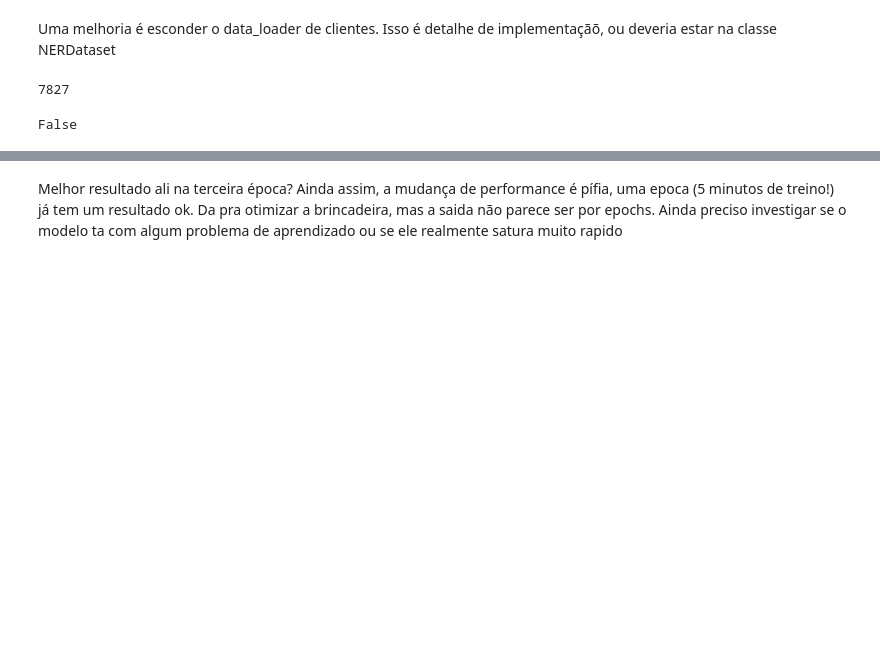
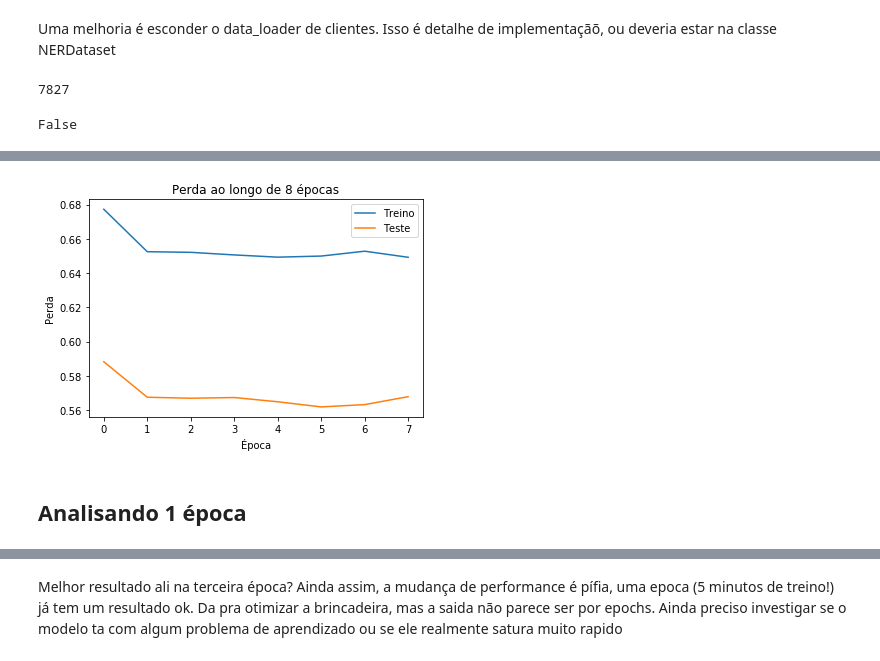
Before and after one commit to caiotda/MAC0499, a Jupyter notebook: model/client.ipynb, the cells around one changed output, grey strips where cells are left out. Saved outputs shown, nothing was run; the diff lists cells and outputs as text; code cells hidden in the pictures; blank space fills up the shorter version.

```diff
--- a/model/client.ipynb
+++ b/model/client.ipynb
@@ -104,0 +127,14 @@ import numpy as np
+# %%
+plt.plot(losses_t, label="Treino")
+
+plt.plot(losses_e, label="Teste")
+plt.title("Perda ao longo de 8 épocas")
+plt.xlabel("Época")
+plt.ylabel("Perda")
+
+plt.legend()
+plt.show()
+# %% [output]
+[figure, added]
+# %% [markdown]
+## Analisando 1 época
```
Also changed, not shown: parts of 17 cells of this notebook.
